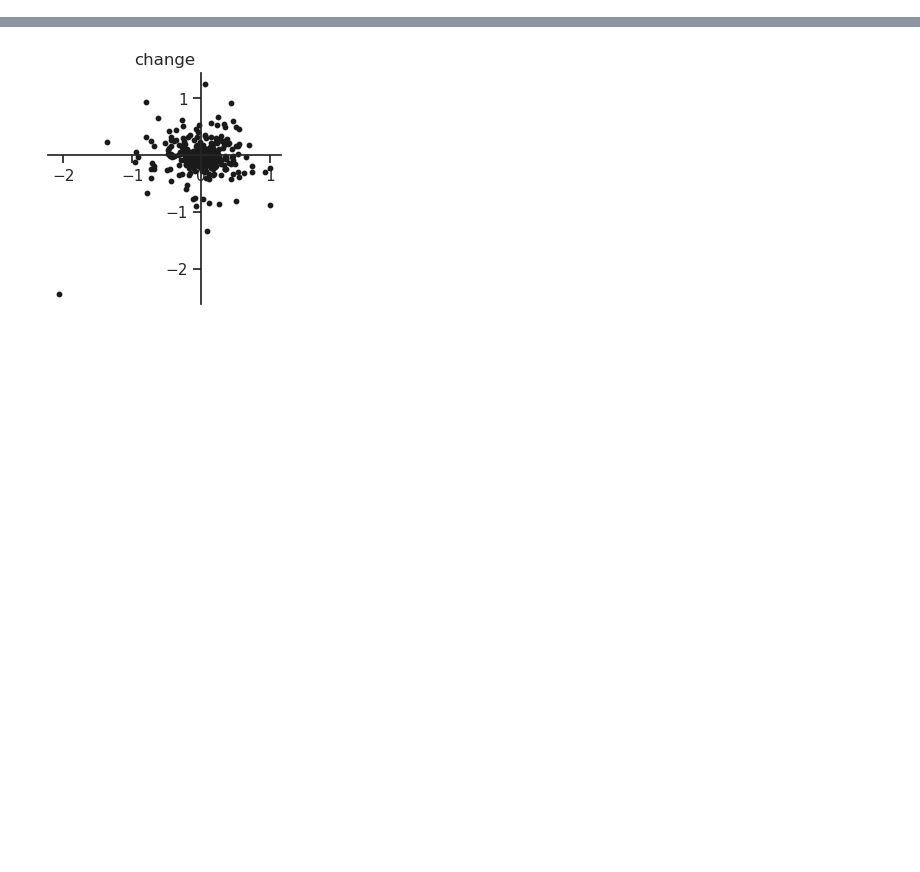
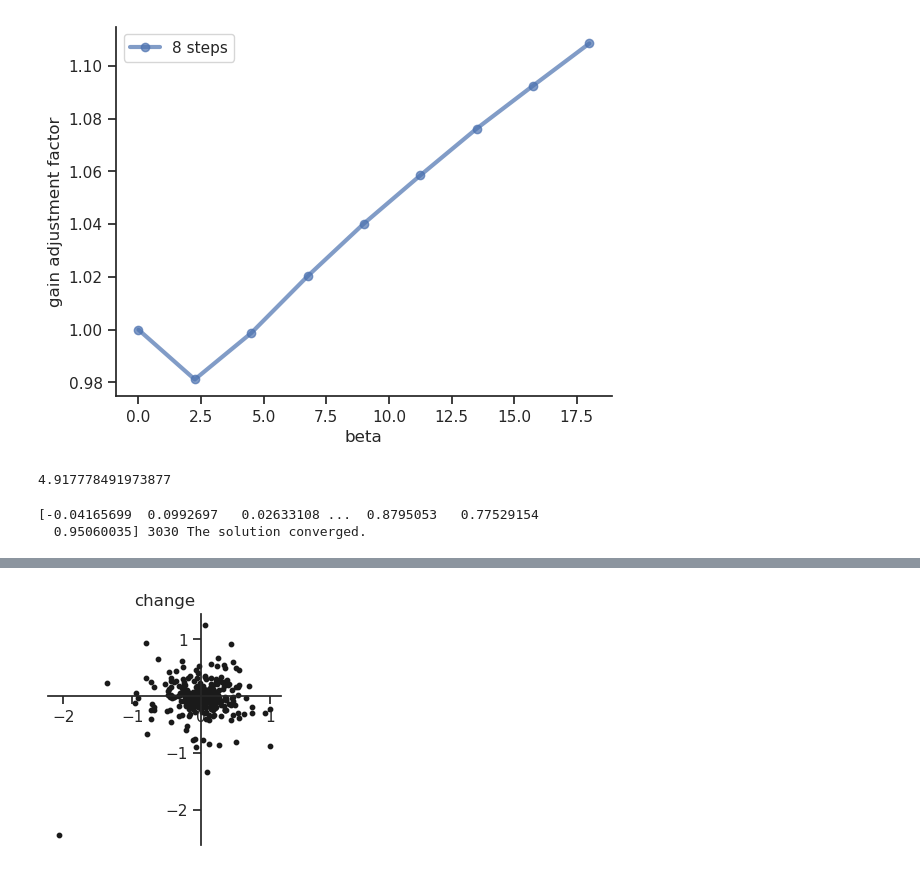
Before and after one commit to rythorpe/time_coding, a Jupyter notebook: aux_dev.ipynb, the cells around one changed output, grey strips where cells are left out. Saved outputs shown, nothing was run; the diff lists cells and outputs as text; code cells hidden in the pictures; blank space fills up the shorter version.

```diff
--- a/aux_dev.ipynb
+++ b/aux_dev.ipynb
@@ -25,0 +147,57 @@ np.random.seed(35107)
+# %%
+plt.figure()
+for idx, gain_adjustments in enumerate(gain_adjustments_all):
+    beta = torch.linspace(0, model.beta, n_beta_steps[idx])
+    n_intermed_steps = n_beta_steps[idx] - 1
+    label = f'{n_intermed_steps} steps'
+    plt.plot(beta, gain_adjustments[1::2], '-o', lw=3, alpha=0.7, label=label)
+plt.xlabel('beta')
+plt.ylabel('gain adjustment factor')
+plt.legend()
+plt.show()
+# %% [output]
+[figure, added]
+# %%
+model.gain.item()
+# %% [output]
+4.917778491973877
+# %%
+# move to desired device
+model.to(device)
+
+# get fixed points
+def func_roots(x):
+    n_batches = 1
+    x = torch.tensor(x, dtype=torch.float32)
+    h_0 = x[:n_hidden]
+    h_0 = torch.tile(h_0, (n_batches, 1))
+    r_0 = x[n_hidden:2 * n_hidden]
+    r_0 = torch.tile(r_0, (n_batches, 1))
+    u_0 = x[2 * n_hidden:3 * n_hidden]
+    u_0 = torch.tile(u_0, (n_batches, 1))
+    inputs = torch.zeros((n_batches, 1, n_inputs))
+
+    inputs = inputs.to(device)
+    h_0 = h_0.to(device)
+    r_0 = r_0.to(device)
+    u_0 = u_0.to(device)
+
+    model.eval()
+    with torch.no_grad():
+        h_t, r_t, u_t = model(inputs, h_0=h_0, r_0=r_0, u_0=u_0, dt=dt,
+                              return_deriv=True, include_stp=True)
+
+    return torch.concat((h_t, r_t, u_t))
+
+# set initial conditions of recurrent units fixed across iterations of
+# training and testing
+h_0 = torch.zeros(n_hidden)
+r_0 = torch.ones(n_hidden)
+u_0 = model.p_rel.detach()
+x_0 = torch.concat((h_0, r_0, u_0))
+sol = optimize.root(func_roots, x0=x_0, method='hybr')
+
+print(sol.x, sol.nfev, sol.message)
+# %% [output]
+[-0.04165699  0.0992697   0.02633108 ...  0.8795053   0.77529154
+  0.95060035] 3030 The solution converged.
```
Also changed, not shown: parts of 18 cells of this notebook, 3 other files.
